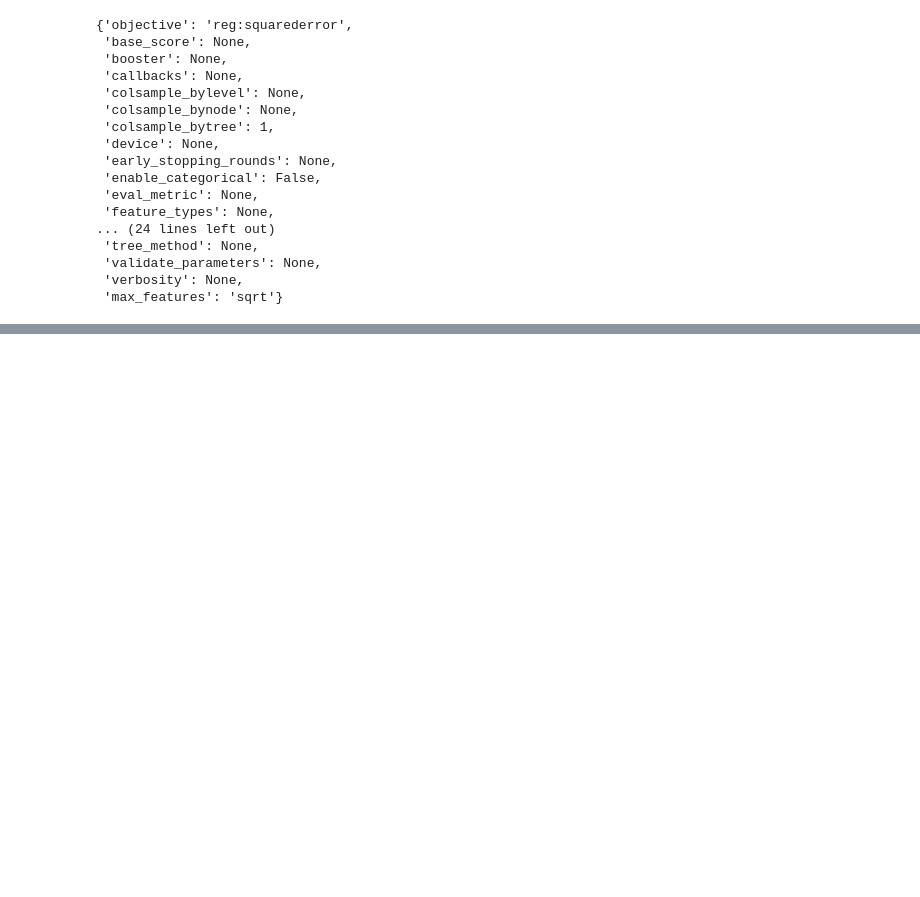
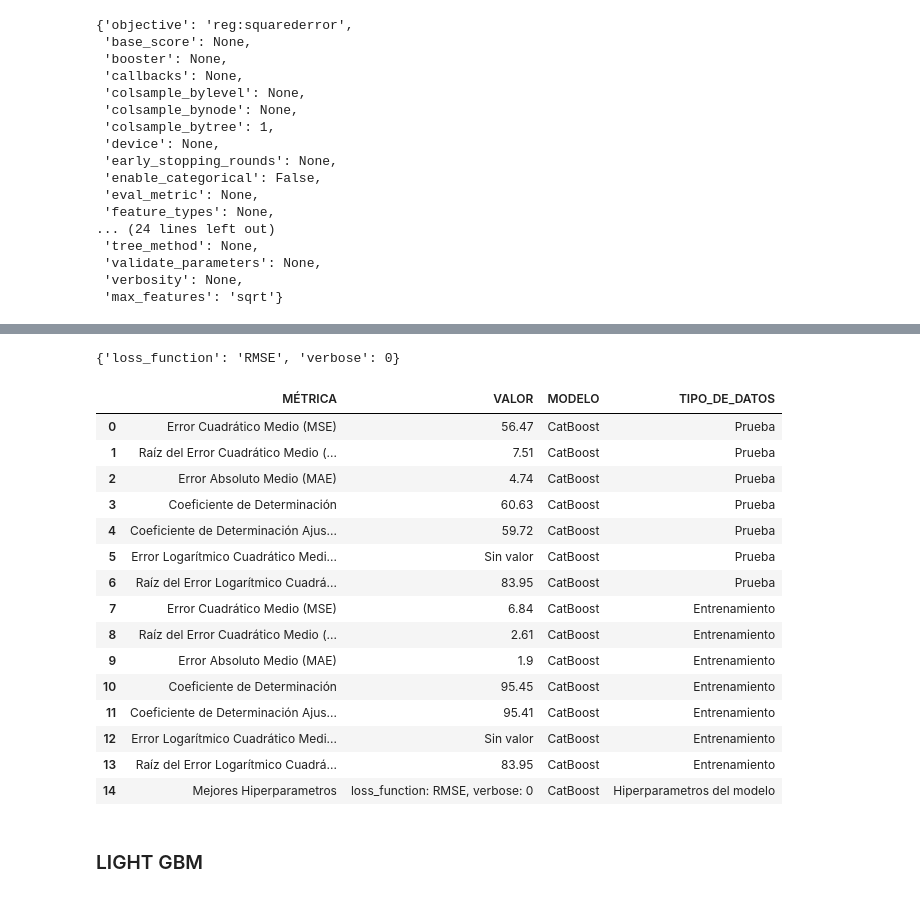
Before and after one commit to CamiloeSotoS/UNIVERSIDAD-DISTRITAL-PROYECTO, a Jupyter notebook: MÓDULO ANALÍTICA PREDICTIVA/MÓDULO_ANALITICA_MODELOS_REGRESION_DEF.ipynb, the cells around one changed output, grey strips where cells are left out. Drawn from its saved outputs; the diff is of its cells as text; code cells hidden in the pictures; blank space fills up the shorter version.

```diff
--- a/MÓDULO ANALÍTICA PREDICTIVA/MÓDULO_ANALITICA_MODELOS_REGRESION_DEF.ipynb
+++ b/MÓDULO ANALÍTICA PREDICTIVA/MÓDULO_ANALITICA_MODELOS_REGRESION_DEF.ipynb
@@ -2070,0 +2150,31 @@ resultados_df_XB
+# %%
+# Predecir las etiquetas para los datos de prueba
+resultados_df_CB = pd.DataFrame(columns=['MÉTRICA', 'VALOR'])
+# Predicciones del modelo
+Y_pred = modelo_CB.predict(X_tst)
+
+# Cálculo de métricas
+mse = mean_squared_error(Y_tst, Y_pred)
+rmse = np.sqrt(mse)
+mae = mean_absolute_error(Y_tst, Y_pred)
+r2 = r2_score(Y_tst, Y_pred)
+#msle = mean_squared_log_error(Y_tst, Y_pred)
+rmsle = np.sqrt(msle)
+n = len(Y_tst)
+k = X_tst.shape[1]
+r2_ajustado = 1 - ((1 - r2) * (n - 1) / (n - k - 1))
+
+# Crear un DataFrame para cCB métrica
+df_MSE = pd.DataFrame({'MÉTRICA': ['Error Cuadrático Medio (MSE)'], 'VALOR': [round(mse, 2)]})
+df_RMSE= pd.DataFrame({'MÉTRICA': ['Raíz del Error Cuadrático Medio (RMSE)'], 'VALOR': [round(rmse, 2)]})
+df_MAE = pd.DataFrame({'MÉTRICA': ['Error Absoluto Medio (MAE)'], 'VALOR': [round(mae, 2)]})
+df_R2 = pd.DataFrame({'MÉTRICA': ['Coeficiente de Determinación'], 'VALOR': [round(r2*100, 2)]})
+df_R2A = pd.DataFrame({'MÉTRICA': ['Coeficiente de Determinación Ajustado'], 'VALOR': [round(r2_ajustado*100, 2)]})
+df_MSLE=pd.DataFrame({'MÉTRICA': ['Error Logarítmico Cuadrático Medio (MSLE)'], 'VALOR': ['Sin valor']})
+df_RMSLE=pd.DataFrame({'MÉTRICA': ['Raíz del Error Logarítmico Cuadrático Medio (RMSLE)'], 'VALOR': [round(rmsle*100, 2)]})
+# Concatenar los DataFrames
+resultados_df_CB_prueba = pd.concat([resultados_df_CB, df_MSE,df_RMSE,df_MAE,df_R2,df_R2A,df_MSLE,df_RMSLE], ignore_index=True)
+resultados_df_CB_prueba["MODELO"]='CatBoost'
+resultados_df_CB_prueba["TIPO_DE_DATOS"]='Prueba'
+# Imprimir el DataFrame con los resultados
+resultados_df_CB_prueba
@@ -2070,0 +2190,34 @@ resultados_df_XB
+# %%
+mejores_hiperparametros_CB = modelo_CB.get_params()
+mejores_hiperparametros_CB
+# %% [output]
+{'loss_function': 'RMSE', 'verbose': 0}
+# %%
+cadena_hiperparametros_CB = ', '.join([f"{key}: {value}" for key, value in mejores_hiperparametros_CB.items()])
+df_hiperparametros_CB = pd.DataFrame({
+    'MÉTRICA': ['Mejores Hiperparametros'],
+    'VALOR': [cadena_hiperparametros_CB],
+    'MODELO': ['CatBoost'],
+    'TIPO_DE_DATOS': ['Hiperparametros del modelo']
+})
+resultados_df_CB = pd.concat([resultados_df_CB_prueba,resultados_df_CB_entrenamiento,df_hiperparametros_CB], ignore_index=True)
+resultados_df_CB
+# %% [output]
+|  | MÉTRICA | VALOR | MODELO | TIPO_DE_DATOS |
+| 0 | Error Cuadrático Medio (MSE) | 56.47 | CatBoost | Prueba |
+| 1 | Raíz del Error Cuadrático Medio (... | 7.51 | CatBoost | Prueba |
+| 2 | Error Absoluto Medio (MAE) | 4.74 | CatBoost | Prueba |
+| 3 | Coeficiente de Determinación | 60.63 | CatBoost | Prueba |
+| 4 | Coeficiente de Determinación Ajus... | 59.72 | CatBoost | Prueba |
+| 5 | Error Logarítmico Cuadrático Medi... | Sin valor | CatBoost | Prueba |
+| 6 | Raíz del Error Logarítmico Cuadrá... | 83.95 | CatBoost | Prueba |
+| 7 | Error Cuadrático Medio (MSE) | 6.84 | CatBoost | Entrenamiento |
+| 8 | Raíz del Error Cuadrático Medio (... | 2.61 | CatBoost | Entrenamiento |
+| 9 | Error Absoluto Medio (MAE) | 1.9 | CatBoost | Entrenamiento |
+| 10 | Coeficiente de Determinación | 95.45 | CatBoost | Entrenamiento |
+| 11 | Coeficiente de Determinación Ajus... | 95.41 | CatBoost | Entrenamiento |
+| 12 | Error Logarítmico Cuadrático Medi... | Sin valor | CatBoost | Entrenamiento |
+| 13 | Raíz del Error Logarítmico Cuadrá... | 83.95 | CatBoost | Entrenamiento |
+| 14 | Mejores Hiperparametros | loss_function: RMSE, verbose: 0 | CatBoost | Hiperparametros del modelo |
+# %% [markdown]
+### LIGHT GBM
```
Also changed, not shown: parts of 61 cells of this notebook.
